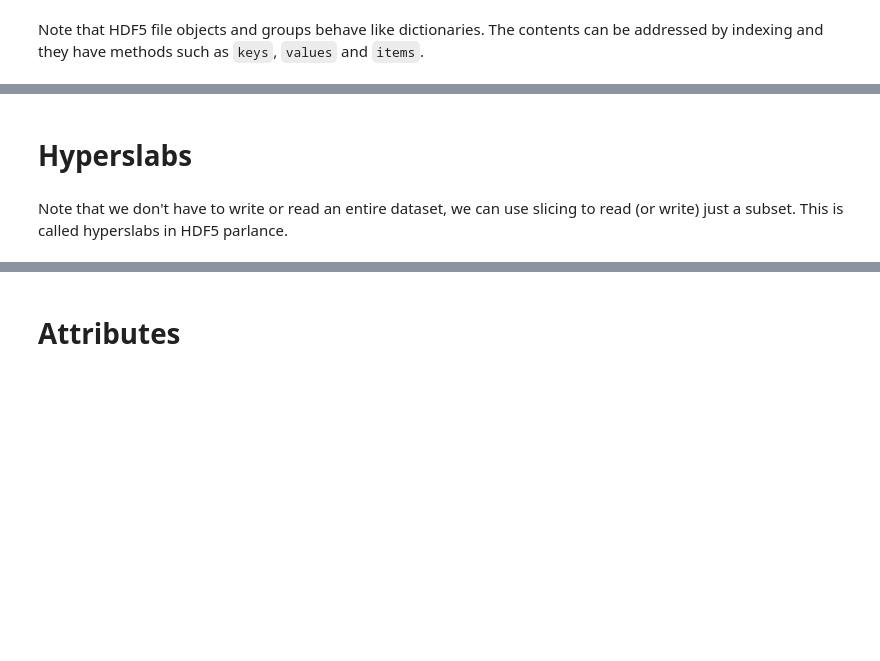
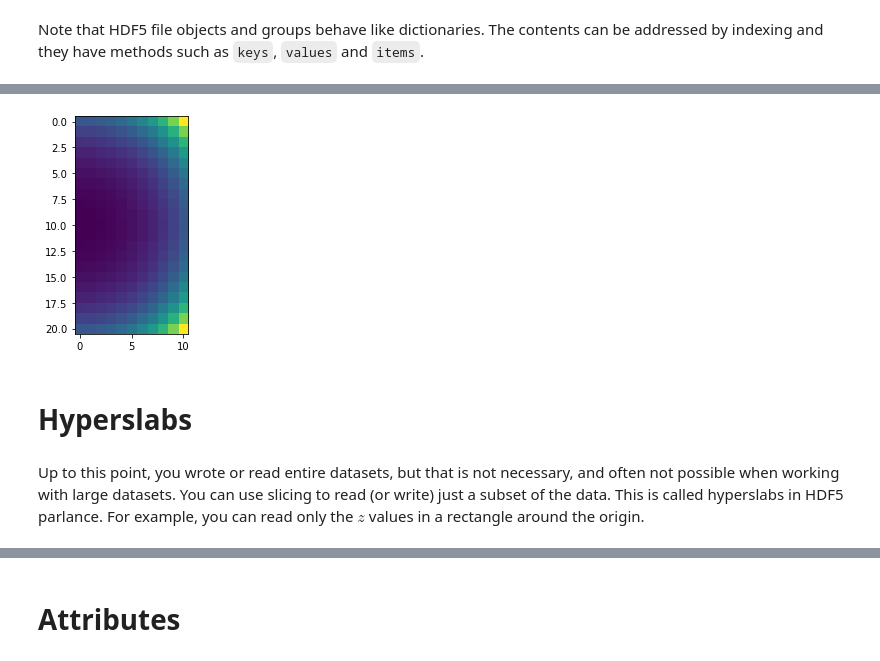
Before and after one commit to gjbex/Scientific-Python, a Jupyter notebook: source-code/hdf5/h5py.ipynb, the cells around one changed output, grey strips where cells are left out. Cells and saved outputs as stored; diff of their text form; code cells hidden in the pictures; blank space fills up the shorter version.

Commit message:
Improve example code

```diff
--- a/source-code/hdf5/h5py.ipynb
+++ b/source-code/hdf5/h5py.ipynb
@@ -25,3 +25,6 @@ for row in range(dataset.shape[0]):
+# %%
+x_dset = input_group.create_dataset('x', data=x_values)
+y_dset = input_group.create_dataset('y', data=y_values)
 # %% [markdown]
 Close the file.
 # %%
@@ -52,7 +55,8 @@ GROUP "/" {
 Open the file for reading, this time using a context manager.
 # %%
 with h5py.File('temp.h5', 'r') as h5file:
-    data = h5file['input']['values']
-    for row in range(data.shape[0]):
-        print(data[row, :], type(data[row, :]))
+    x_dset = h5file['input']['x']
+    for value in x_dset:
+        print(value)
+    print(type(x_dset), x_dset.dtype, x_dset.shape)
 # %% [output]
@@ -70,0 +81,3 @@ Note that HDF5 file objects and groups behave like dictionaries.  The contents c
+# %%
+def gaussian(x, y):
+    return np.exp(x**2 + y**2)
@@ -70,0 +86,7 @@ Note that HDF5 file objects and groups behave like dictionaries.  The contents c
+# %%
+with h5py.File('temp.h5', 'r+') as h5file:
+    x = h5file['input/x'][:]
+    y = h5file['input/y'][:]
+    X, Y = np.meshgrid(x, y)
+    Z = gaussian(X, Y)
+    h5file.create_dataset('output/z', data=Z)
@@ -71,4 +115,9 @@ Note that HDF5 file objects and groups behave like dictionaries.  The contents c
+# %%
+with h5py.File('temp.h5', 'r') as h5file:
+    plt.imshow(h5file['output/z'])
+# %% [output]
+[figure, added]
 # %% [markdown]
 # Hyperslabs
 # %% [markdown]
-Note that we don't have to write or read an entire dataset, we can use slicing to read (or write) just a subset.  This is called hyperslabs in HDF5 parlance.
+Up to this point, you wrote or read entire datasets, but that is not necessary, and often not possible when working with large datasets.  You can use slicing to read (or write) just a subset of the data.  This is called hyperslabs in HDF5 parlance.  For example, you can read only the $z$ values in a rectangle around the origin.
```
Also changed, not shown: parts of 26 cells of this notebook.
